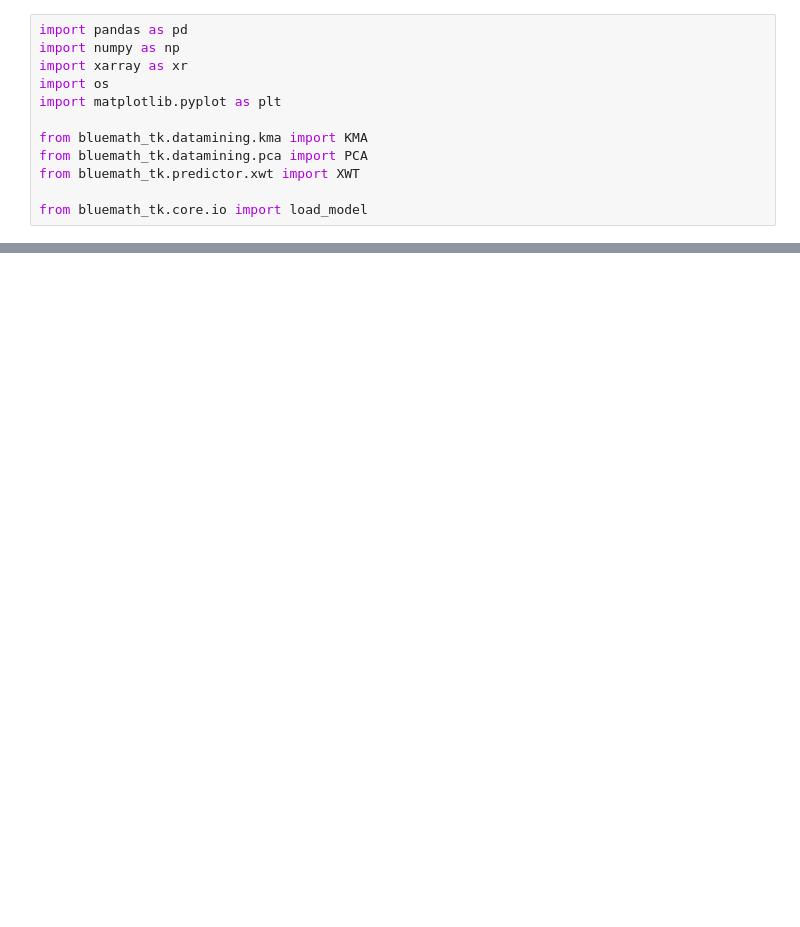
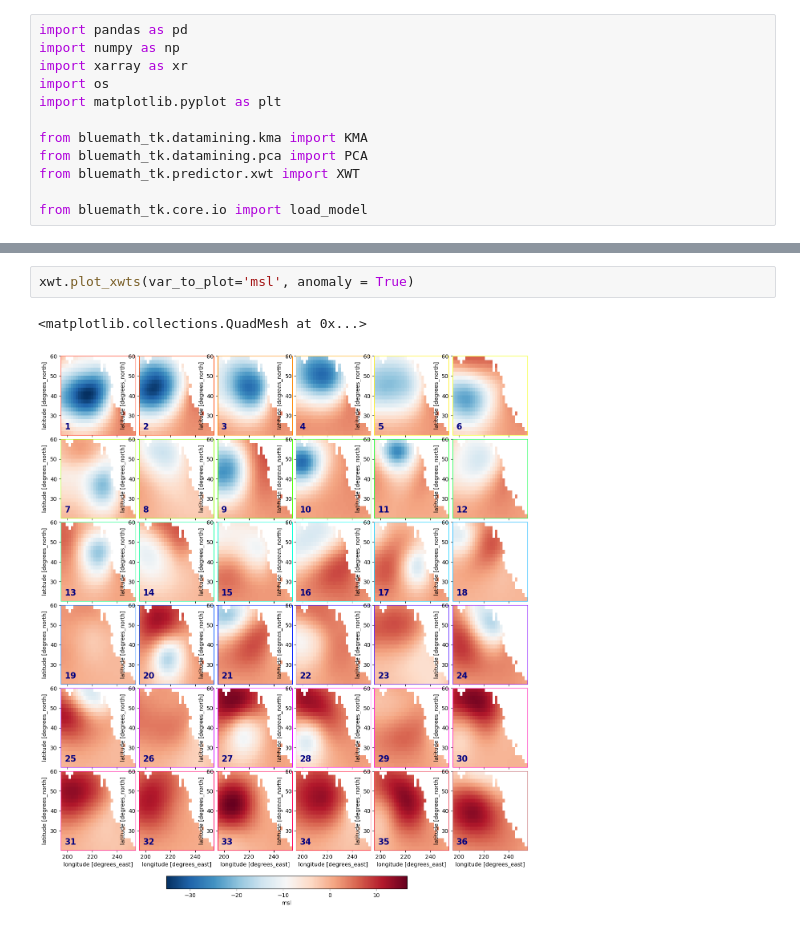
Before and after one commit to GeoOcean/BlueMath_Course_Corvallis, a Jupyter notebook: climate_services/probabilistic/MUSCLE/01_DWT.ipynb, the cells around one changed output, grey strips where cells are left out. Saved outputs shown, nothing was run; the diff lists cells and outputs as text; blank space fills up the shorter version.

```diff
--- a/climate_services/probabilistic/MUSCLE/01_DWT.ipynb
+++ b/climate_services/probabilistic/MUSCLE/01_DWT.ipynb
@@ -49,3 +60,8 @@ TypeError: No numeric data to plot.
+# %%
+xwt.plot_xwts(var_to_plot='msl', anomaly = True)
+# %% [output]
+<matplotlib.collections.QuadMesh at 0x...>
+[figure, added]
 # %%
 xwt.plot_dwts_probs()
 # %% [output]
```
Also changed, not shown: parts of 8 cells of this notebook, 4 other files.
